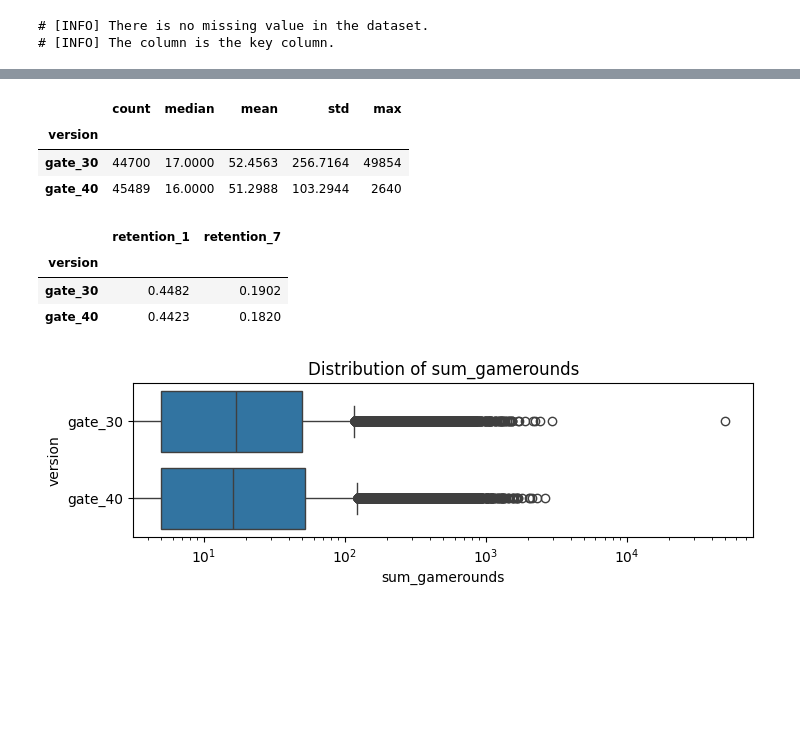
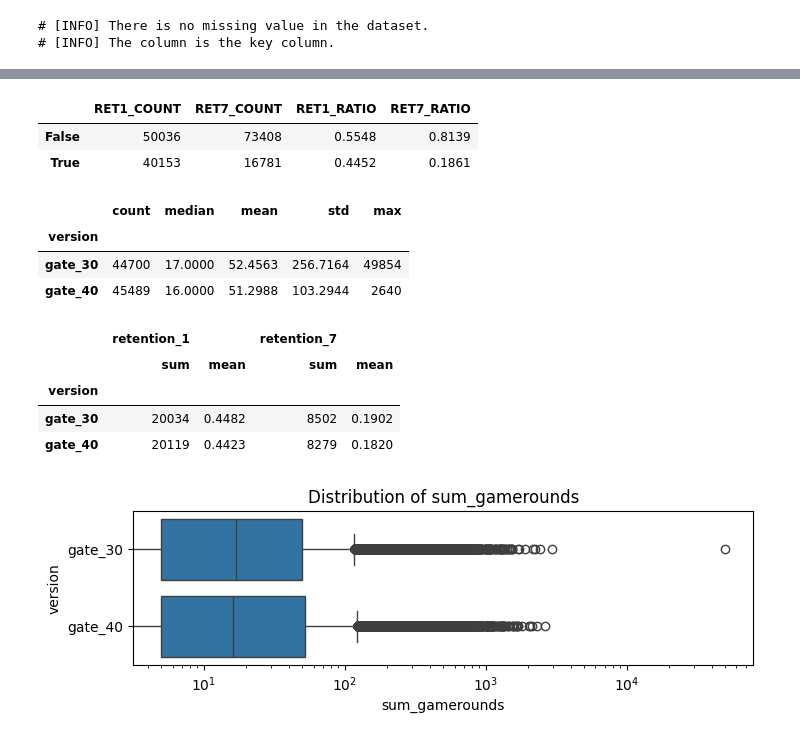
Before and after one commit to uowol/Kaggle-Data-Analysis, a Jupyter notebook: workplace/cookie_cats/250105_describe_data.ipynb, the cells around one changed output, grey strips where cells are left out. Drawn from its saved outputs; the diff is of its cells as text; code cells hidden in the pictures; blank space fills up the shorter version.

```diff
--- a/workplace/cookie_cats/250105_describe_data.ipynb
+++ b/workplace/cookie_cats/250105_describe_data.ipynb
@@ -69,19 +69,29 @@ _ = check_key_column(data, "userid", info=True)
 # %%
 # summary stats
 display(data.describe([0.01, 0.05, 0.10, 0.20, 0.80, 0.90, 0.95, 0.99])[["sum_gamerounds"]].T)
+display(pd.DataFrame({
+    "RET1_COUNT": data.retention_1.value_counts(),
+    "RET7_COUNT": data.retention_7.value_counts(),
+    "RET1_RATIO": data.retention_1.value_counts(normalize=True),
+    "RET7_RATIO": data.retention_7.value_counts(normalize=True)
+}))
 display(data.groupby("version").sum_gamerounds.agg(["count", "median", "mean", "std", "max"]))
-display(data.groupby("version")[['retention_1', 'retention_7']].mean())
+display(data.groupby("version")[['retention_1', 'retention_7']].agg(["sum", "mean"]))
 # %% [output]
 |  | count | mean | std | min | 1% | 5% | 10% | 20% | 50% | 80% | 90% | ... |
 | sum_gamerounds | 90189.0000 | 51.8725 | 195.0509 | 0.0000 | 0.0000 | 1.0000 | 1.0000 | 3.0000 | 16.0000 | 67.0000 | 134.0000 | ... |
-|  | count | median | mean | std | max |
-| version |  |  |  |  |  |
-| gate_30 | 44700 | 17.0000 | 52.4563 | 256.7164 | 49854 |
-| gate_40 | 45489 | 16.0000 | 51.2988 | 103.2944 | 2640 |
+|  | RET1_COUNT | RET7_COUNT | RET1_RATIO | RET7_RATIO |
+| False | 50036 | 73408 | 0.5548 | 0.8139 |
+| True | 40153 | 16781 | 0.4452 | 0.1861 |
-|  | retention_1 | retention_7 |
-| version |  |  |
-| gate_30 | 0.4482 | 0.1902 |
-| gate_40 | 0.4423 | 0.1820 |
+|  | count | median | mean | std | max |
+| version |  |  |  |  |  |
+| gate_30 | 44700 | 17.0000 | 52.4563 | 256.7164 | 49854 |
+| gate_40 | 45489 | 16.0000 | 51.2988 | 103.2944 | 2640 |
+|  | retention_1 |  | retention_7 |  |
+|  | sum | mean | sum | mean |
+| version |  |  |  |  |
+| gate_30 | 20034 | 0.4482 | 8502 | 0.1902 |
+| gate_40 | 20119 | 0.4423 | 8279 | 0.1820 |
 # %%
 from utils import draw_distribution
 
```
Also changed, not shown: parts of 4 cells of this notebook.
